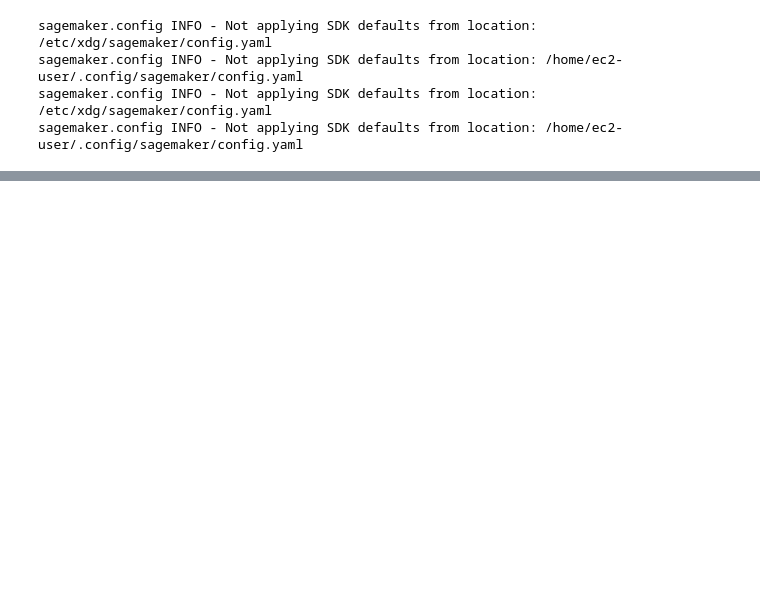
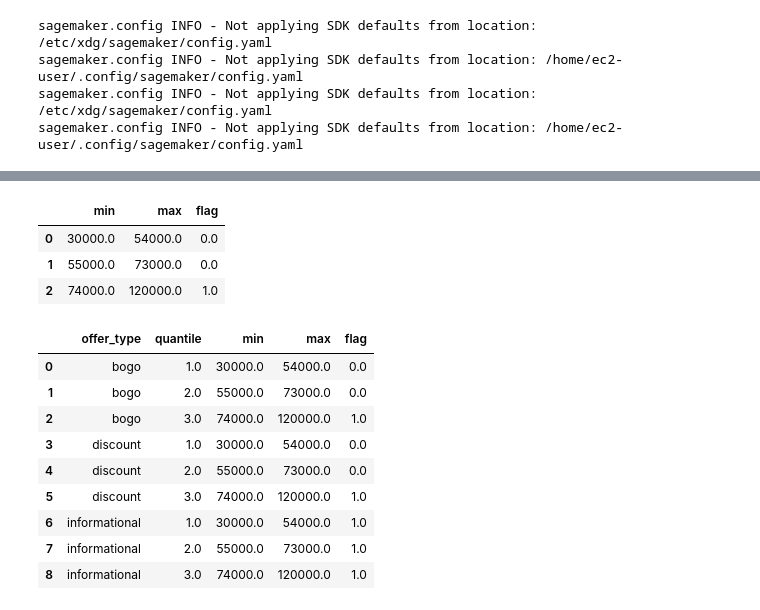
Before and after one commit to VD-git/StarbucksCapstoneProject, a Jupyter notebook: Starbucks_Capstone_notebook.ipynb, the cells around one changed output, grey strips where cells are left out. Cells and saved outputs as stored; diff of their text form; code cells hidden in the pictures; blank space fills up the shorter version.

```diff
--- a/Starbucks_Capstone_notebook.ipynb
+++ b/Starbucks_Capstone_notebook.ipynb
@@ -166,0 +185,2 @@ sagemaker.config INFO - Not applying SDK defaults from location: /home/ec2-user/
+# %%
+dd = SP.tbl_enriched_cleaned[['income', 'offer_type', 'target']]
@@ -166,0 +234,26 @@ sagemaker.config INFO - Not applying SDK defaults from location: /home/ec2-user/
+# %%
+aggregating_table_grouped.to_
+# %% [output]
+|  | min | max | flag |
+| 0 | 30000.0 | 54000.0 | 0.0 |
+| 1 | 55000.0 | 73000.0 | 0.0 |
+| 2 | 74000.0 | 120000.0 | 1.0 |
+# %%
+dd = dd.groupby(['offer_type', 'quantile']).agg({'income': [min, max], 'target': np.mean}).reset_index()
+# %%
+dd.columns = ['offer_type', 'quantile', 'min', 'max', 'flag']
+# %%
+dd['flag'] = dd['flag'].apply(lambda x: 1 if x >= 0.50 else 0.00)
+# %%
+dd
+# %% [output]
+|  | offer_type | quantile | min | max | flag |
+| 0 | bogo | 1.0 | 30000.0 | 54000.0 | 0.0 |
+| 1 | bogo | 2.0 | 55000.0 | 73000.0 | 0.0 |
+| 2 | bogo | 3.0 | 74000.0 | 120000.0 | 1.0 |
+| 3 | discount | 1.0 | 30000.0 | 54000.0 | 0.0 |
+| 4 | discount | 2.0 | 55000.0 | 73000.0 | 0.0 |
+| 5 | discount | 3.0 | 74000.0 | 120000.0 | 1.0 |
+| 6 | informational | 1.0 | 30000.0 | 54000.0 | 1.0 |
+| 7 | informational | 2.0 | 55000.0 | 73000.0 | 1.0 |
+| 8 | informational | 3.0 | 74000.0 | 120000.0 | 1.0 |
```
Also changed, not shown: parts of 28 cells of this notebook, 1 other file.
